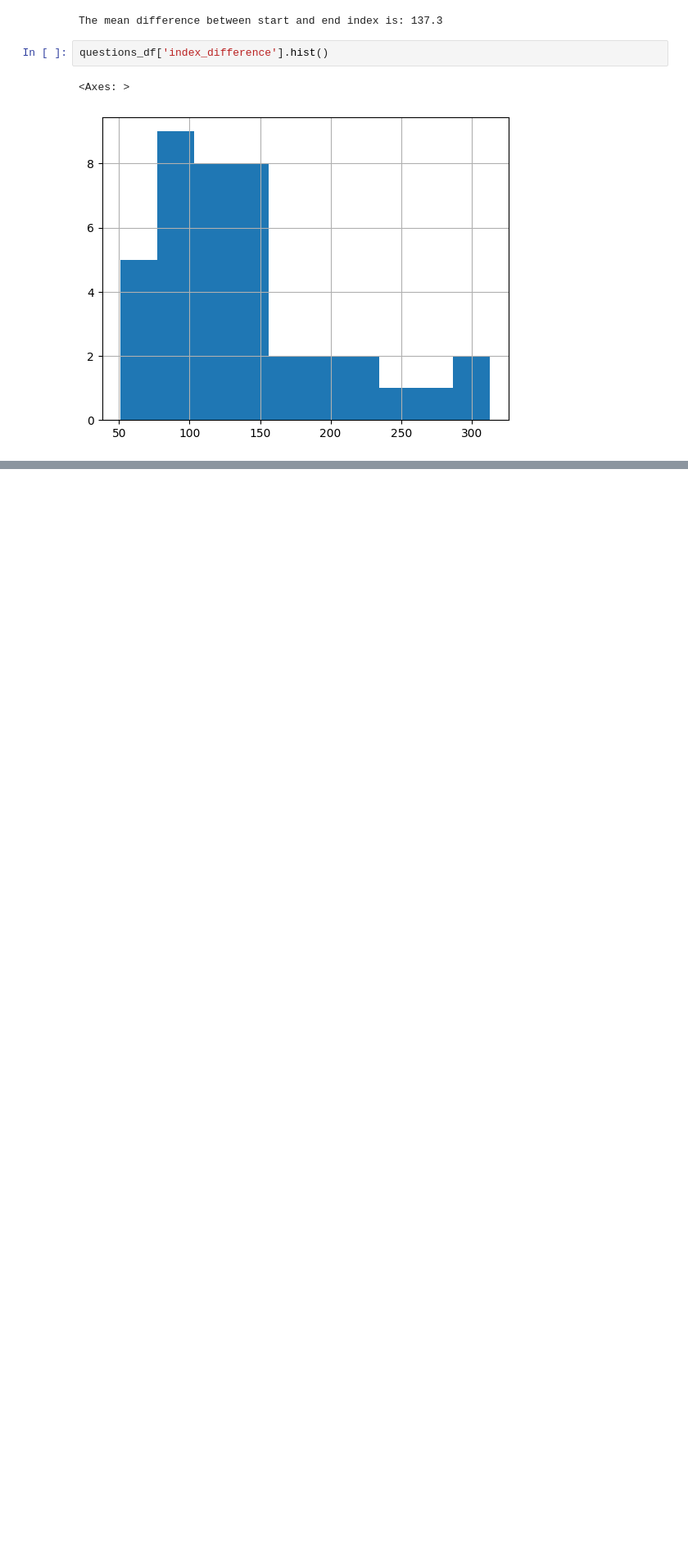
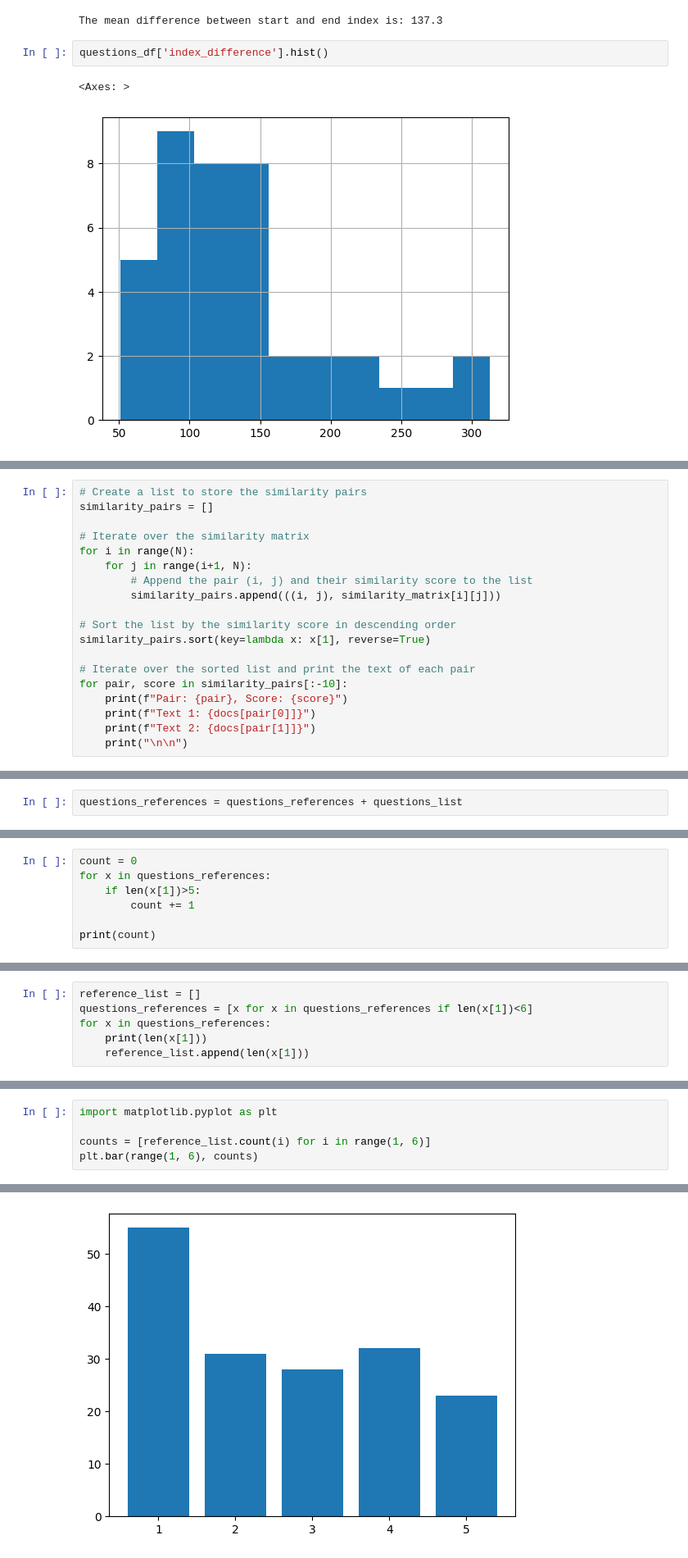
Before and after one commit to brandonstarxel/semantic-chunker, a Jupyter notebook: notebooks/lab_book.ipynb, the cells around one changed output, grey strips where cells are left out. Shown at 82% size. Drawn from its saved outputs; the diff is of its cells as text; blank space fills up the shorter version.

```diff
--- a/notebooks/lab_book.ipynb
+++ b/notebooks/lab_book.ipynb
@@ -1534,0 +2023,19 @@ questions_df['index_difference'].hist()
+# %%
+# Create a list to store the similarity pairs
+similarity_pairs = []
+
+# Iterate over the similarity matrix
+for i in range(N):
+    for j in range(i+1, N):
+        # Append the pair (i, j) and their similarity score to the list
+        similarity_pairs.append(((i, j), similarity_matrix[i][j]))
+
+# Sort the list by the similarity score in descending order
+similarity_pairs.sort(key=lambda x: x[1], reverse=True)
+
+# Iterate over the sorted list and print the text of each pair
+for pair, score in similarity_pairs[:-10]:
+    print(f"Pair: {pair}, Score: {score}")
+    print(f"Text 1: {docs[pair[0]]}")
+    print(f"Text 2: {docs[pair[1]]}")
+    print("\n\n")
@@ -1534,0 +2082,2 @@ questions_df['index_difference'].hist()
+# %%
+questions_references = questions_references + questions_list
@@ -1534,0 +2122,7 @@ questions_df['index_difference'].hist()
+# %%
+count = 0
+for x in questions_references:
+    if len(x[1])>5:
+        count += 1
+
+print(count)
@@ -1534,0 +2131,6 @@ questions_df['index_difference'].hist()
+# %%
+reference_list = []
+questions_references = [x for x in questions_references if len(x[1])<6]
+for x in questions_references:
+    print(len(x[1]))
+    reference_list.append(len(x[1]))
@@ -1534,0 +2155,6 @@ questions_df['index_difference'].hist()
+# %%
+import matplotlib.pyplot as plt
+
+counts = [reference_list.count(i) for i in range(1, 6)]
+plt.bar(range(1, 6), counts)
+# %% [output]
@@ -1534,0 +2162 @@ questions_df['index_difference'].hist()
+[figure, added]
```
Also changed, not shown: parts of 66 cells of this notebook, 12 other files.
